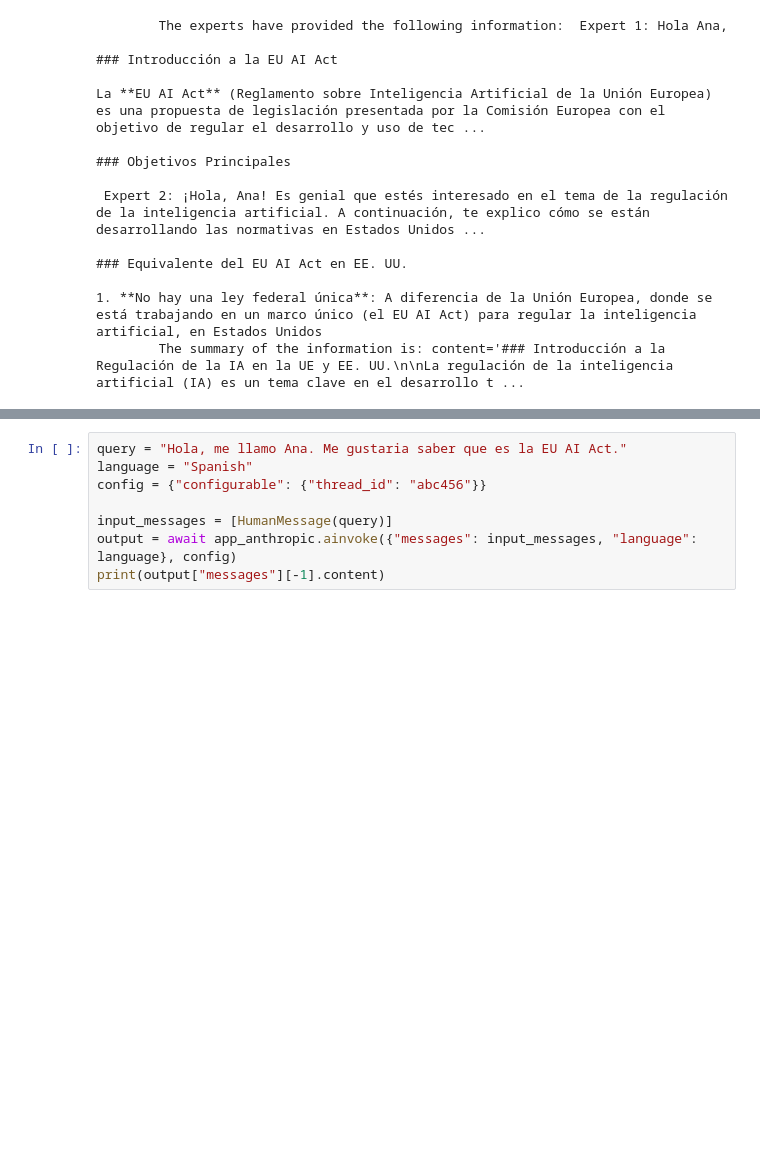
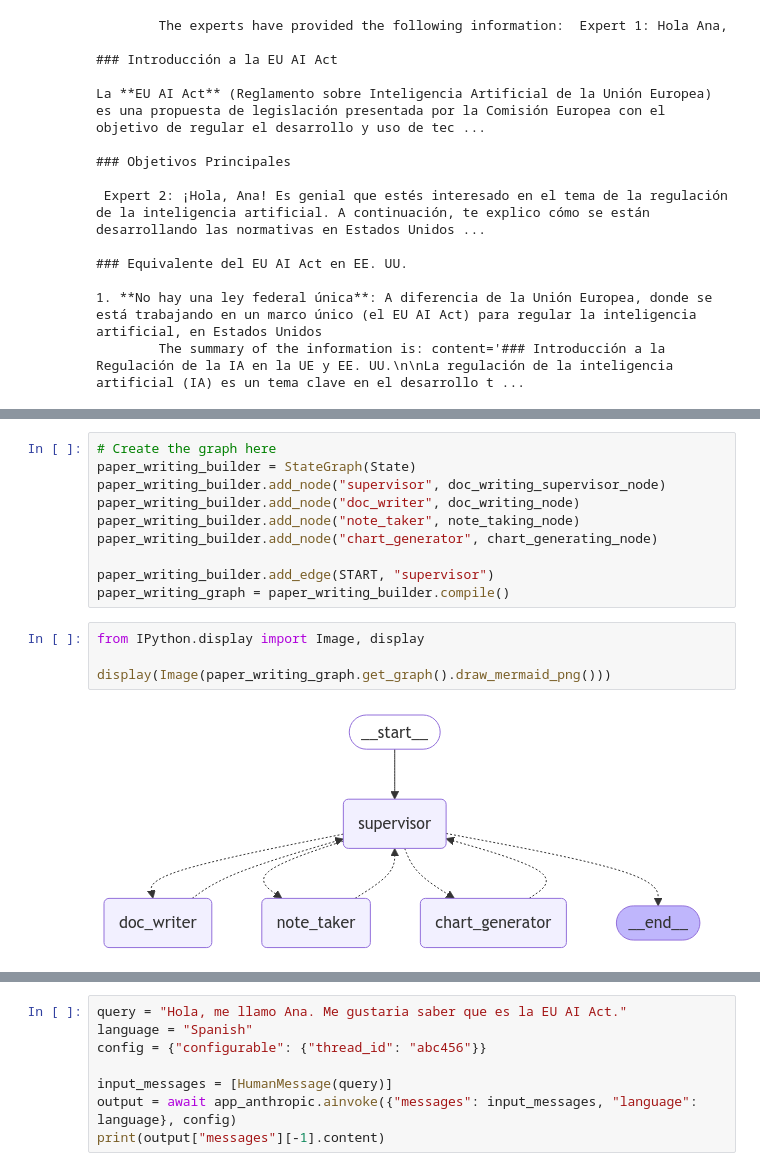
Before and after one commit to AnaBelenBarbero/ai-wise-council, a Jupyter notebook: 01_draft_levels.ipynb, the cells around one changed output, grey strips where cells are left out. Cells and saved outputs as stored; diff of their text form; blank space fills up the shorter version.

```diff
--- a/01_draft_levels.ipynb
+++ b/01_draft_levels.ipynb
@@ -234,0 +767,16 @@ La **EU AI Act** (Reglamento sobre Inteligencia Artificial de la Unión Europea)
+# %%
+# Create the graph here
+paper_writing_builder = StateGraph(State)
+paper_writing_builder.add_node("supervisor", doc_writing_supervisor_node)
+paper_writing_builder.add_node("doc_writer", doc_writing_node)
+paper_writing_builder.add_node("note_taker", note_taking_node)
+paper_writing_builder.add_node("chart_generator", chart_generating_node)
+
+paper_writing_builder.add_edge(START, "supervisor")
+paper_writing_graph = paper_writing_builder.compile()
+# %%
+from IPython.display import Image, display
+
+display(Image(paper_writing_graph.get_graph().draw_mermaid_png()))
+# %% [output]
+[figure, added]
```
Also changed, not shown: parts of 31 cells of this notebook, 5 other files.
